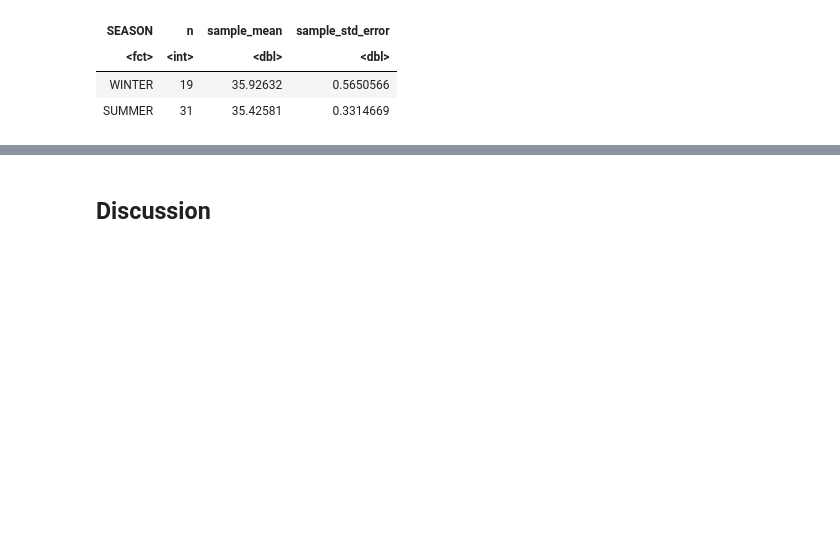
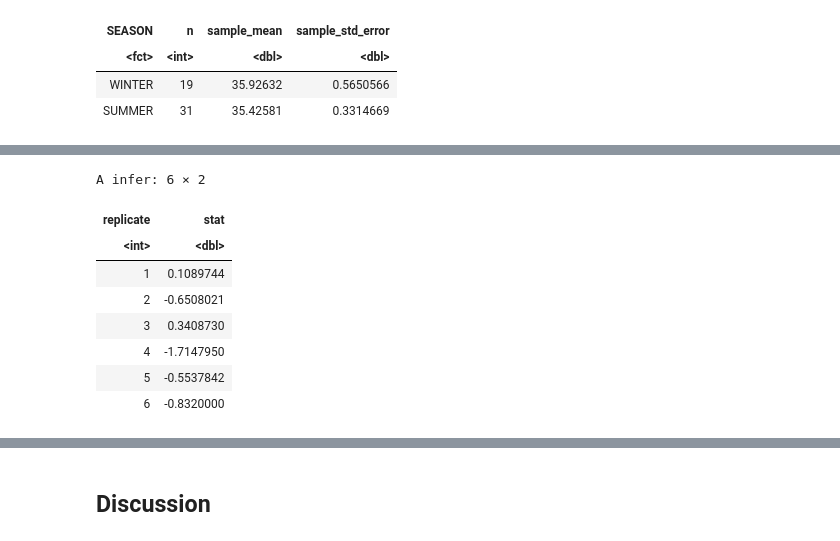
Before and after one commit to maggie63/stat-201-group-4, a Jupyter notebook: project_report.ipynb, the cells around one changed output, grey strips where cells are left out. Saved outputs shown, nothing was run; the diff lists cells and outputs as text; code cells hidden in the pictures; blank space fills up the shorter version.

```diff
--- a/project_report.ipynb
+++ b/project_report.ipynb
@@ -188,0 +223,19 @@ A tibble: 1 × 10
+# %%
+set.seed(9263)
+
+diff_in_mean_lengths_bootstrap_dist <- gull_length_sample |>
+   specify(formula = LENGTH ~ SEASON) %>%
+   generate(reps = 1000, type = "bootstrap") %>%
+   calculate(stat = "diff in means", order = c("SUMMER", "WINTER"))
+
+head(diff_in_mean_lengths_bootstrap_dist)
+# %% [output]
+A infer: 6 × 2
+| replicate | stat |
+| <int> | <dbl> |
+| 1 | 0.1089744 |
+| 2 | -0.6508021 |
+| 3 | 0.3408730 |
+| 4 | -1.7147950 |
+| 5 | -0.5537842 |
+| 6 | -0.8320000 |
```
Also changed, not shown: parts of 16 cells of this notebook.
